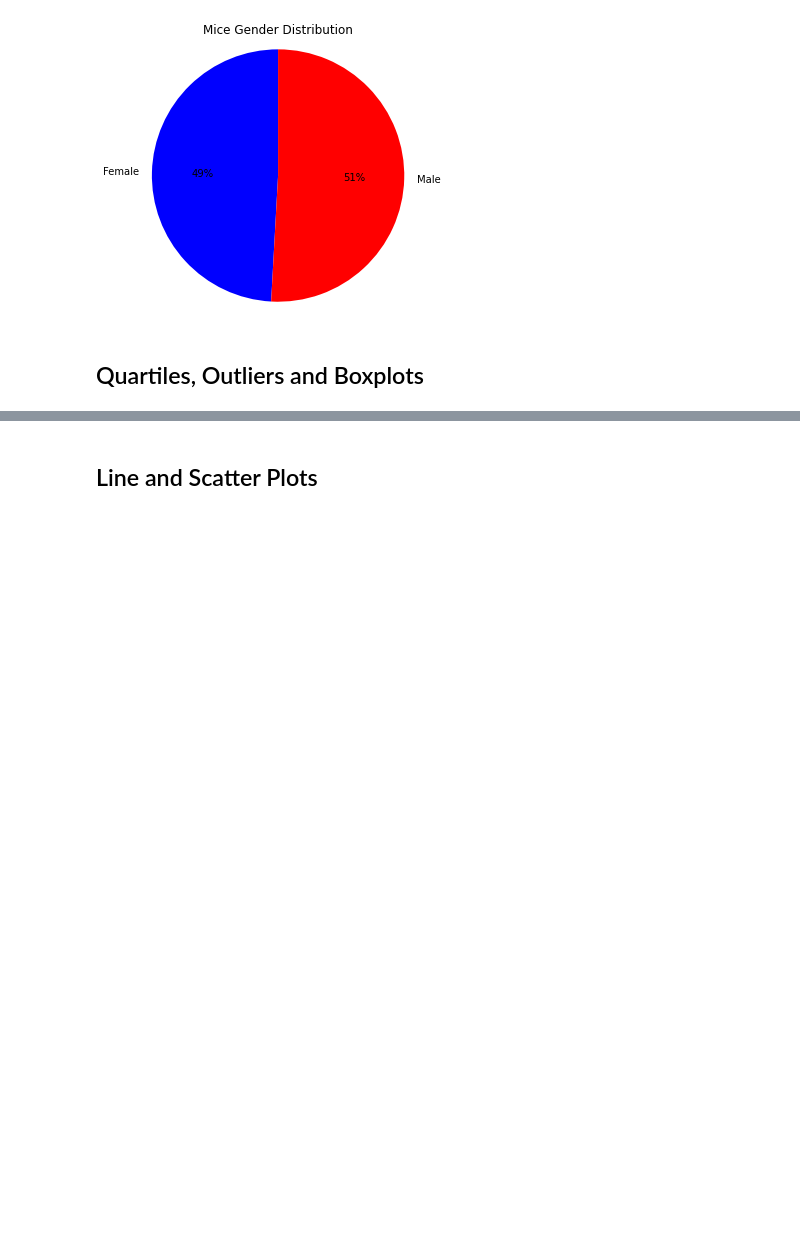
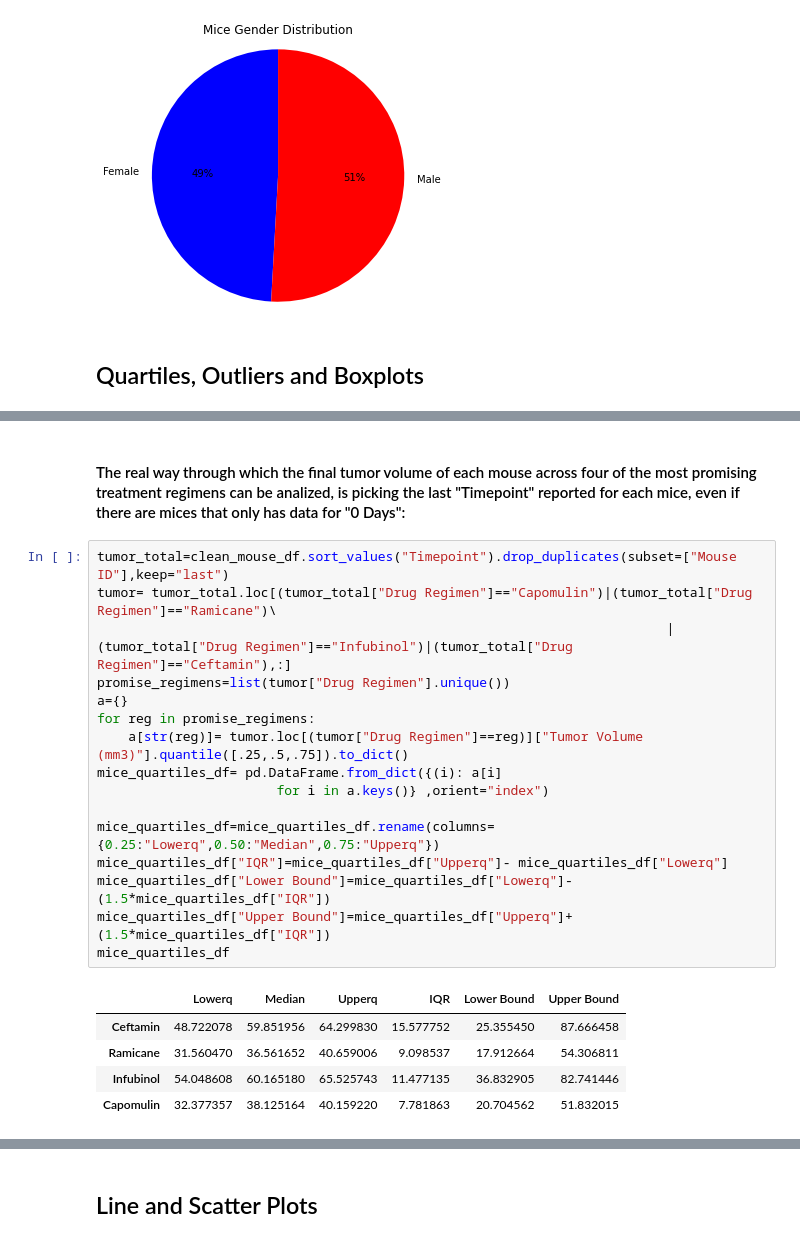
Before and after one commit to Mlara73/Pymaceuticals-Visualization, a Jupyter notebook: Pymaceuticals/pymaceuticals_starter.ipynb, the cells around one changed output, grey strips where cells are left out. Drawn from its saved outputs; the diff is of its cells as text; blank space fills up the shorter version.

```diff
--- a/Pymaceuticals/pymaceuticals_starter.ipynb
+++ b/Pymaceuticals/pymaceuticals_starter.ipynb
@@ -286,3 +283,27 @@ Values above 105.135493215 could be outliers.
+# %% [markdown]
+#### The real way through which the final tumor volume of each mouse across four of the most promising treatment regimens can be analized, is picking the last "Timepoint" reported for each mice, even if there are mices that only has data for "0 Days":
+# %%
+tumor_total=clean_mouse_df.sort_values("Timepoint").drop_duplicates(subset=["Mouse ID"],keep="last")
+tumor= tumor_total.loc[(tumor_total["Drug Regimen"]=="Capomulin")|(tumor_total["Drug Regimen"]=="Ramicane")\
+                                                                         |(tumor_total["Drug Regimen"]=="Infubinol")|(tumor_total["Drug Regimen"]=="Ceftamin"),:]
+promise_regimens=list(tumor["Drug Regimen"].unique())
+a={}
+for reg in promise_regimens:
+    a[str(reg)]= tumor.loc[(tumor["Drug Regimen"]==reg)]["Tumor Volume (mm3)"].quantile([.25,.5,.75]).to_dict()
+mice_quartiles_df= pd.DataFrame.from_dict({(i): a[i]
+                       for i in a.keys()} ,orient="index")
+
+mice_quartiles_df=mice_quartiles_df.rename(columns={0.25:"Lowerq",0.50:"Median",0.75:"Upperq"})
+mice_quartiles_df["IQR"]=mice_quartiles_df["Upperq"]- mice_quartiles_df["Lowerq"]
+mice_quartiles_df["Lower Bound"]=mice_quartiles_df["Lowerq"]-(1.5*mice_quartiles_df["IQR"])
+mice_quartiles_df["Upper Bound"]=mice_quartiles_df["Upperq"]+(1.5*mice_quartiles_df["IQR"])
+mice_quartiles_df
+# %% [output]
+|  | Lowerq | Median | Upperq | IQR | Lower Bound | Upper Bound |
+| Ceftamin | 48.722078 | 59.851956 | 64.299830 | 15.577752 | 25.355450 | 87.666458 |
+| Ramicane | 31.560470 | 36.561652 | 40.659006 | 9.098537 | 17.912664 | 54.306811 |
+| Infubinol | 54.048608 | 60.165180 | 65.525743 | 11.477135 | 36.832905 | 82.741446 |
+| Capomulin | 32.377357 | 38.125164 | 40.159220 | 7.781863 | 20.704562 | 51.832015 |
 # %%
 # Generate a box plot of the final tumor volume of each mouse across four regimens of interest
 
```
Also changed, not shown: parts of 7 cells of this notebook.
